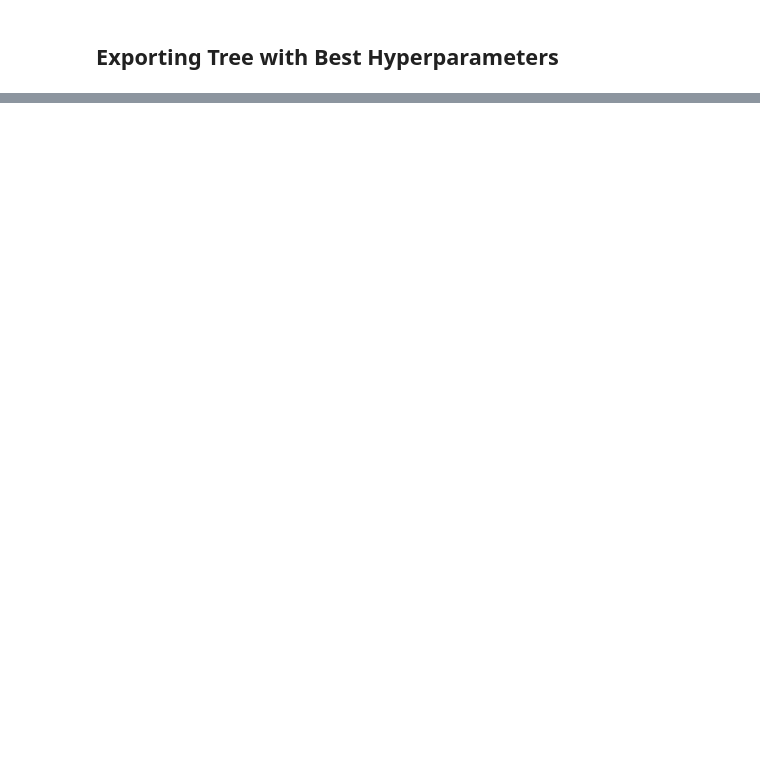
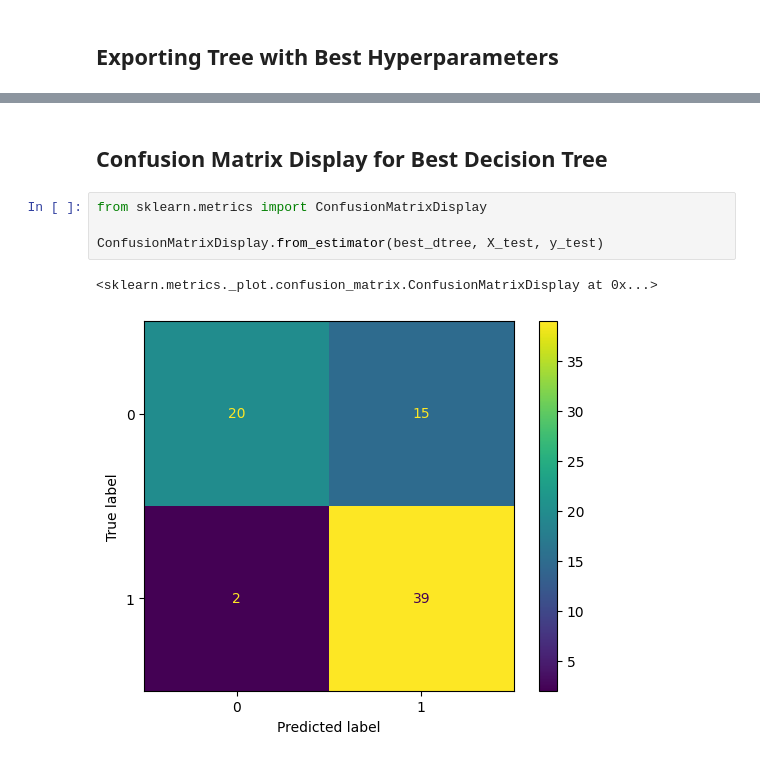
Before and after one commit to chrisistrati/Sigmoid-Homework, a Jupyter notebook: 07_decision_tree.ipynb, the cells around one changed output, grey strips where cells are left out. Saved outputs shown, nothing was run; the diff lists cells and outputs as text; blank space fills up the shorter version.

```diff
--- a/07_decision_tree.ipynb
+++ b/07_decision_tree.ipynb
@@ -243,0 +276,9 @@ Accuracy: 0.7105263157894737
+# %% [markdown]
+## Confusion Matrix Display for Best Decision Tree
+# %%
+from sklearn.metrics import ConfusionMatrixDisplay
+
+ConfusionMatrixDisplay.from_estimator(best_dtree, X_test, y_test)
+# %% [output]
+<sklearn.metrics._plot.confusion_matrix.ConfusionMatrixDisplay at 0x...>
+[figure, added]
```
Also changed, not shown: parts of 22 cells of this notebook.
